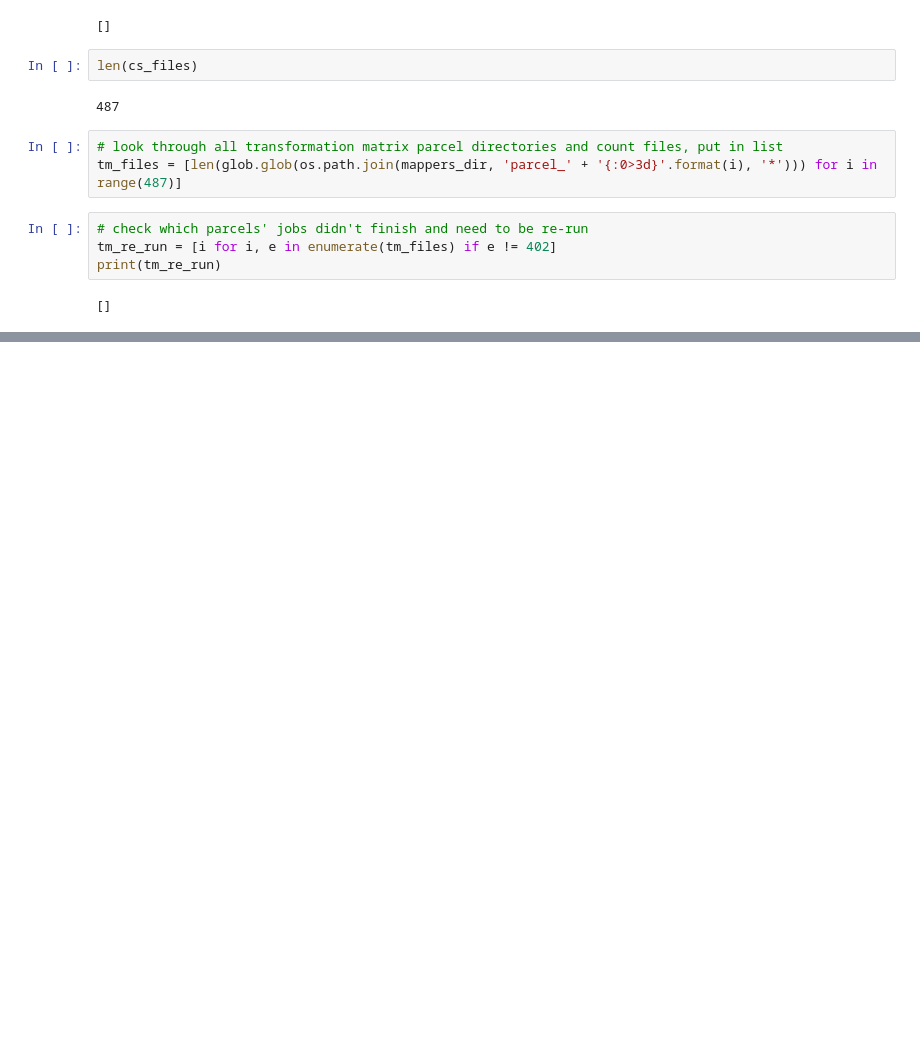
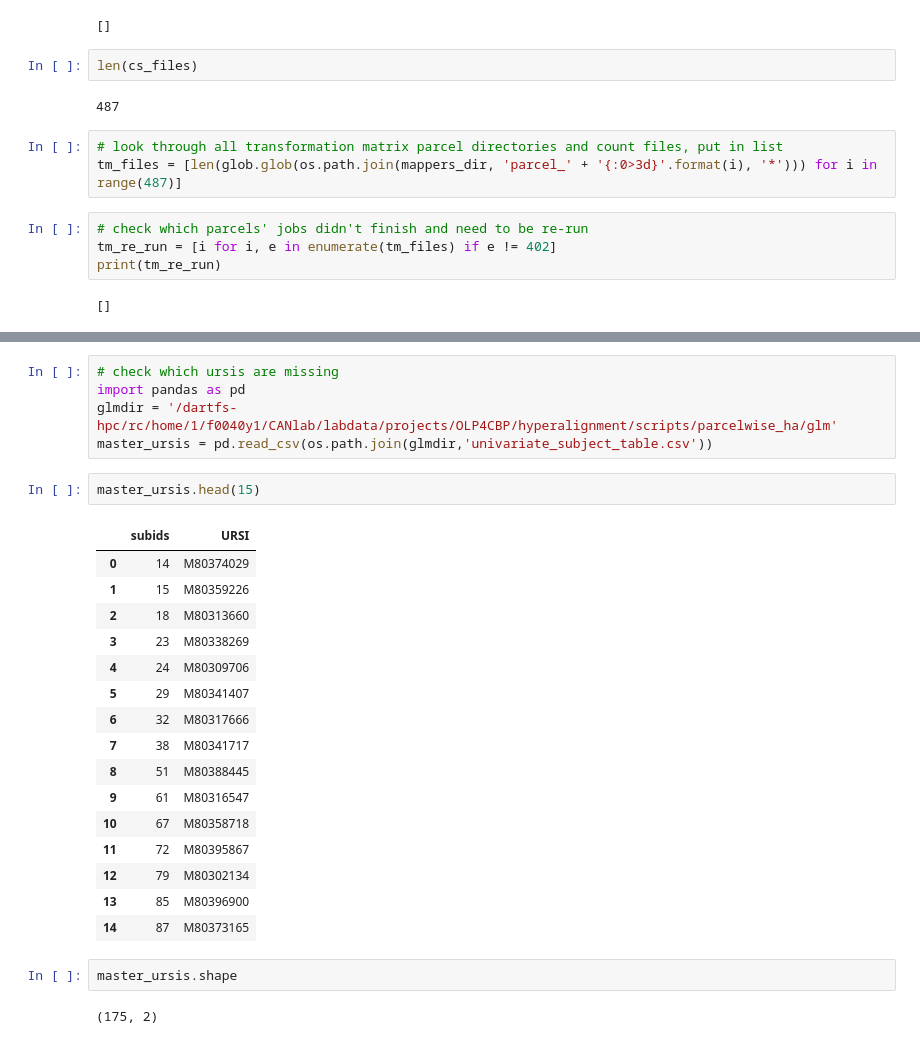
Before and after one commit to Lslipski/olp4cbp_hyperalignment, a Jupyter notebook: parcelwise_ha/Test Parcel_Hyperalignment.ipynb, the cells around one changed output, grey strips where cells are left out. Drawn from its saved outputs; the diff is of its cells as text; blank space fills up the shorter version.

```diff
--- a/parcelwise_ha/Test Parcel_Hyperalignment.ipynb
+++ b/parcelwise_ha/Test Parcel_Hyperalignment.ipynb
@@ -136,0 +200,28 @@ print(tm_re_run)
+# %%
+# check which ursis are missing
+import pandas as pd
+glmdir = '/dartfs-hpc/rc/home/1/f0040y1/CANlab/labdata/projects/OLP4CBP/hyperalignment/scripts/parcelwise_ha/glm'
+master_ursis = pd.read_csv(os.path.join(glmdir,'univariate_subject_table.csv'))
+# %%
+master_ursis.head(15)
+# %% [output]
+|  | subids | URSI |
+| 0 | 14 | M80374029 |
+| 1 | 15 | M80359226 |
+| 2 | 18 | M80313660 |
+| 3 | 23 | M80338269 |
+| 4 | 24 | M80309706 |
+| 5 | 29 | M80341407 |
+| 6 | 32 | M80317666 |
+| 7 | 38 | M80341717 |
+| 8 | 51 | M80388445 |
+| 9 | 61 | M80316547 |
+| 10 | 67 | M80358718 |
+| 11 | 72 | M80395867 |
+| 12 | 79 | M80302134 |
+| 13 | 85 | M80396900 |
+| 14 | 87 | M80373165 |
+# %%
+master_ursis.shape
+# %% [output]
+(175, 2)
```
Also changed, not shown: parts of 9 cells of this notebook.
